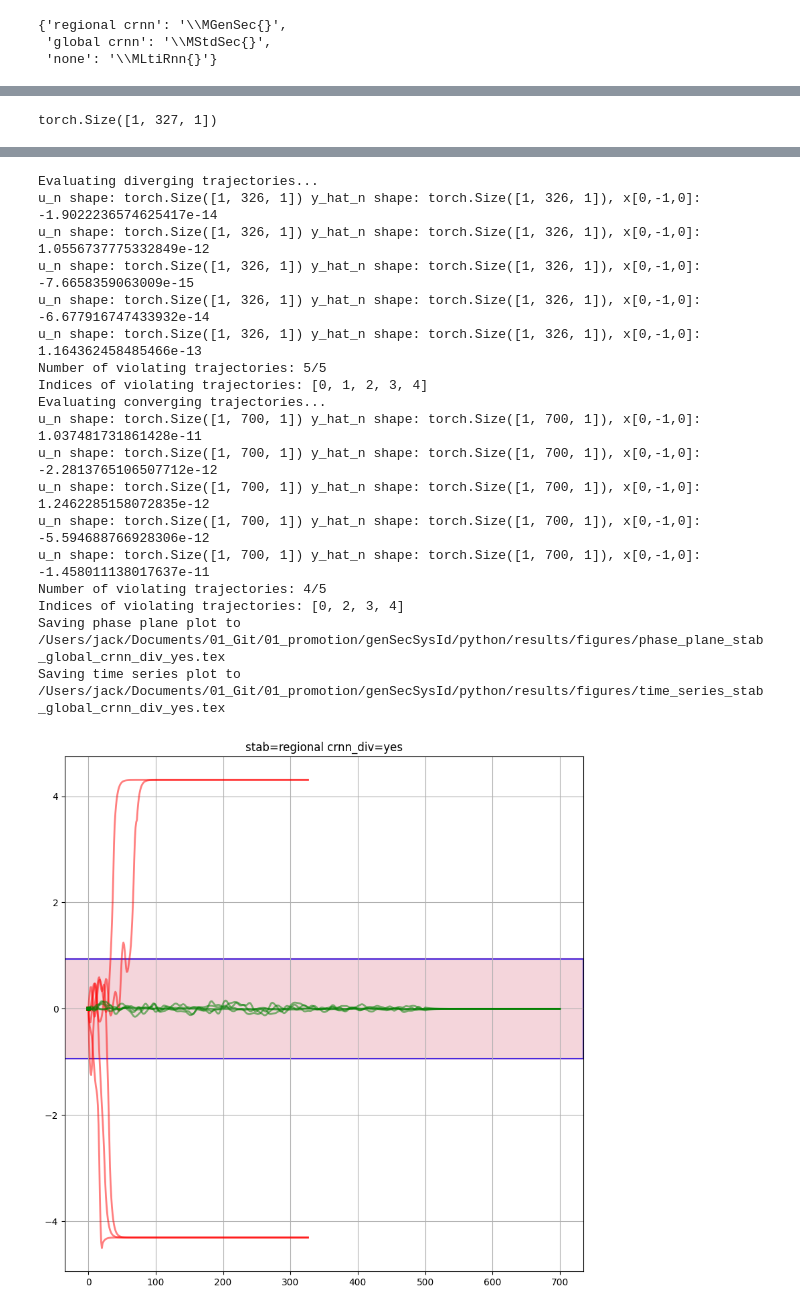
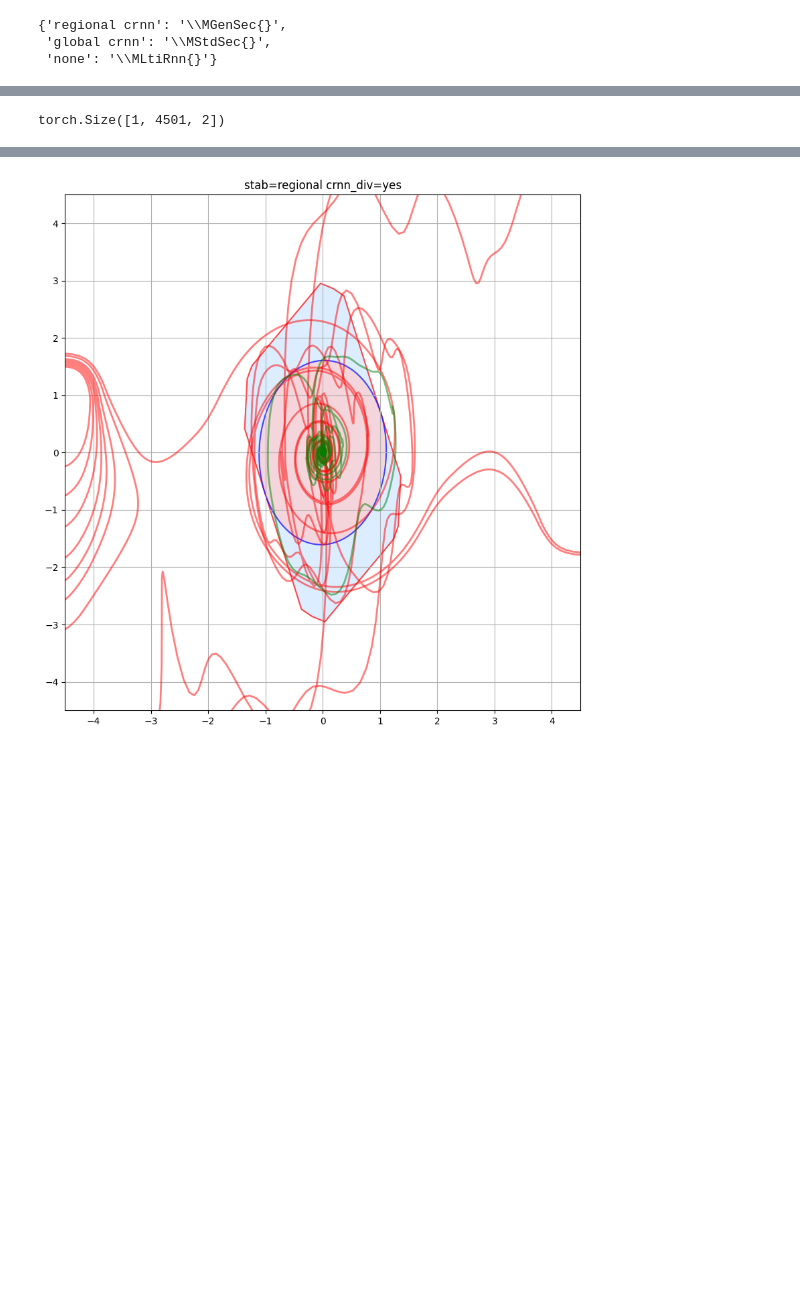
Before and after one commit to Dany-L/genSecSysId, a Jupyter notebook: python/notebooks/compare_run_ids.ipynb, the cells around one changed output, grey strips where cells are left out. Cells and saved outputs as stored; diff of their text form; code cells hidden in the pictures; blank space fills up the shorter version.

```diff
--- a/python/notebooks/compare_run_ids.ipynb
+++ b/python/notebooks/compare_run_ids.ipynb
@@ -36,8 +36,8 @@ mlflow.set_tracking_uri(f"file://{mlflow_uri}")
 
 print(f"MLflow tracking URI: {mlflow.get_tracking_uri()}")
 
-# experiment_name = 'duffing-soft-7'
-experiment_name = 'crnn-oneD-constr-learn'
+experiment_name = 'duffing-soft-12'
+# experiment_name = 'crnn-oneD-constr-learn'
 # experiment_name = 'crnn-duffing_dev'
 # Ranking metric for the summary tables / best-HP-group selection.
 eval_metric = 'id/conv/eval_nrmse'
@@ -203,7 +209,7 @@ from sysid.config import Config
 from sysid.data import DataNormalizer
 
 # run_id = best_runs['stab=regional crnn_div=yes']['run_id']
-run_id = '6f34ff0372414aa79b1e9060d73b3c06'
+run_id = '3915a97b4fcd4c91a8101da09ccba3ce'
 # run_id = 'f678a21c2d1f4bb38c636e5f3259bd05'
 print(f"Loading model from run {run_id}...")
 
@@ -345,8 +363,8 @@ test_inputs = np.load(inputs_name)
 from sysid.data.direct_loader import load_csv_folder
 
 data_type = 'train'
-# training_data_directory = os.path.expanduser(os.path.join('~/genSecSysId-Data/data/Duffing/id', data_type))
-training_data_directory = os.path.expanduser(os.path.join('~/genSecSysId-Data/data/OneD/id', data_type))
+training_data_directory = os.path.expanduser(os.path.join('~/genSecSysId-Data/data/Duffing/id', data_type))
+# training_data_directory = os.path.expanduser(os.path.join('~/genSecSysId-Data/data/OneD/id', data_type))
 train_inputs, train_outputs, _, _ = load_csv_folder(
         folder_path=str(training_data_directory),
         input_col=getattr(config.data, "input_col", ["d"]),
@@ -393,7 +411,14 @@ import tikzplotlib
 # %%
 names = ['stab=regional crnn_div=no', 'stab=global crnn_div=no', 'stab=none_div=no']
 
+# models_dict = [
+#     {'name': 'stab=regional crnn_div=yes', 'run_id':'6f34ff0372414aa79b1e9060d73b3c06'},
+#     {'name': 'stab=global crnn_div=yes', 'run_id':'2f9e1718cc1949529519c7d63a91b103'},
+#     {'name': 'stab=none_div=yes', 'run_id':'13599b7e3ee9402f9203b6e2c1b163e2'}
+# ]
+
 models_dict = [
-    {'name': 'stab=regional crnn_div=yes', 'run_id':'6f34ff0372414aa79b1e9060d73b3c06'},
-    {'name': 'stab=global crnn_div=yes', 'run_id':'2f9e1718cc1949529519c7d63a91b103'}
+    {'name': 'stab=regional crnn_div=yes', 'run_id':'3915a97b4fcd4c91a8101da09ccba3ce'},
+    {'name': 'stab=global crnn_div=yes', 'run_id':'7b562dda33a4410a9bc78db21dcc1bb3'},
+    {'name': 'stab=none_div=yes', 'run_id':'c6f07cb26af44d86be4d2bebf3577741'}
 ]
@@ -517,7 +538,7 @@ Number of converging trajectories: 15/15
 # %%
 x.shape
 # %% [output]
-torch.Size([1, 327, 1])
+torch.Size([1, 4501, 2])
 # %%
 
 warmup_steps = config.training.warmup_steps
@@ -526,8 +547,8 @@ inputs = [
     {'type': 'diverging', 'inputs': test_inputs_div[:5,:,:], 'outputs': test_outputs_div[:5,:,:]},
     {'type': 'converging', 'inputs': test_inputs[:5,:,:], 'outputs': test_outputs[:5,:,:]}
 ]
-N = 500
-padding = 200
+N = 200
+padding = 500
 for model_dict in models_list:
     model = model_dict['model']
     fig, ax = plt.subplots(figsize=(10,10))
@@ -535,9 +556,12 @@ for model_dict in models_list:
         plot_polytope(ax, H, fill=True)
         plot_ellipse(ax, X, s, fill=True)
     if nx == 2:
-        ax.set_xlim([-2.0, 2.0])
-        ax.set_ylim([-1.5, 1.5])
+        ax.set_xlim([-4.5, 4.5])
+        ax.set_ylim([-4.5, 4.5])
         ax.set_aspect('equal')
+    elif nx == 1:
+        ax.set_ylim([-2.0, 2.0])
+        ax.set_xlim([0, N])
     ax.set_title(f"{model_dict['name']}")
     ax.grid()
 
@@ -548,7 +572,8 @@ for model_dict in models_list:
         ax2.axhline(y=-y_bar, color='k', linestyle='--', linewidth=1)
     ax2.legend()
     ax2.grid()
-    # ax2.set_xlim([0])
+    ax2.set_ylim([-2.0, 2.0])
+    # ax2.set_xlim([0, N])
 
     for u_dict in inputs:
         data_type = u_dict['type']
@@ -603,21 +628,3 @@ Indices of violating trajectories: []
 Saving phase plane plot to /Users/jack/Documents/01_Git/01_promotion/genSecSysId/python/results/figures/phase_plane_stab_regional_crnn_div_yes.tex
 Saving time series plot to /Users/jack/Documents/01_Git/01_promotion/genSecSysId/python/results/figures/time_series_stab_regional_crnn_div_yes.tex
-Evaluating diverging trajectories...
-u_n shape: torch.Size([1, 326, 1]) y_hat_n shape: torch.Size([1, 326, 1]), x[0,-1,0]: -1.9022236574625417e-14
-u_n shape: torch.Size([1, 326, 1]) y_hat_n shape: torch.Size([1, 326, 1]), x[0,-1,0]: 1.0556737775332849e-12
-u_n shape: torch.Size([1, 326, 1]) y_hat_n shape: torch.Size([1, 326, 1]), x[0,-1,0]: -7.6658359063009e-15
-u_n shape: torch.Size([1, 326, 1]) y_hat_n shape: torch.Size([1, 326, 1]), x[0,-1,0]: -6.677916747433932e-14
-u_n shape: torch.Size([1, 326, 1]) y_hat_n shape: torch.Size([1, 326, 1]), x[0,-1,0]: 1.164362458485466e-13
-Number of violating trajectories: 5/5
-Indices of violating trajectories: [0, 1, 2, 3, 4]
-Evaluating converging trajectories...
-u_n shape: torch.Size([1, 700, 1]) y_hat_n shape: torch.Size([1, 700, 1]), x[0,-1,0]: 1.037481731861428e-11
-u_n shape: torch.Size([1, 700, 1]) y_hat_n shape: torch.Size([1, 700, 1]), x[0,-1,0]: -2.2813765106507712e-12
-u_n shape: torch.Size([1, 700, 1]) y_hat_n shape: torch.Size([1, 700, 1]), x[0,-1,0]: 1.2462285158072835e-12
-u_n shape: torch.Size([1, 700, 1]) y_hat_n shape: torch.Size([1, 700, 1]), x[0,-1,0]: -5.594688766928306e-12
-u_n shape: torch.Size([1, 700, 1]) y_hat_n shape: torch.Size([1, 700, 1]), x[0,-1,0]: -1.458011138017637e-11
-Number of violating trajectories: 4/5
-Indices of violating trajectories: [0, 2, 3, 4]
-Saving phase plane plot to /Users/jack/Documents/01_Git/01_promotion/genSecSysId/python/results/figures/phase_plane_stab_global_crnn_div_yes.tex
-Saving time series plot to /Users/jack/Documents/01_Git/01_promotion/genSecSysId/python/results/figures/time_series_stab_global_crnn_div_yes.tex
-[figure, old version]
+[figure, new version]
```
Also changed, not shown: parts of 17 cells of this notebook, 29 other files.
